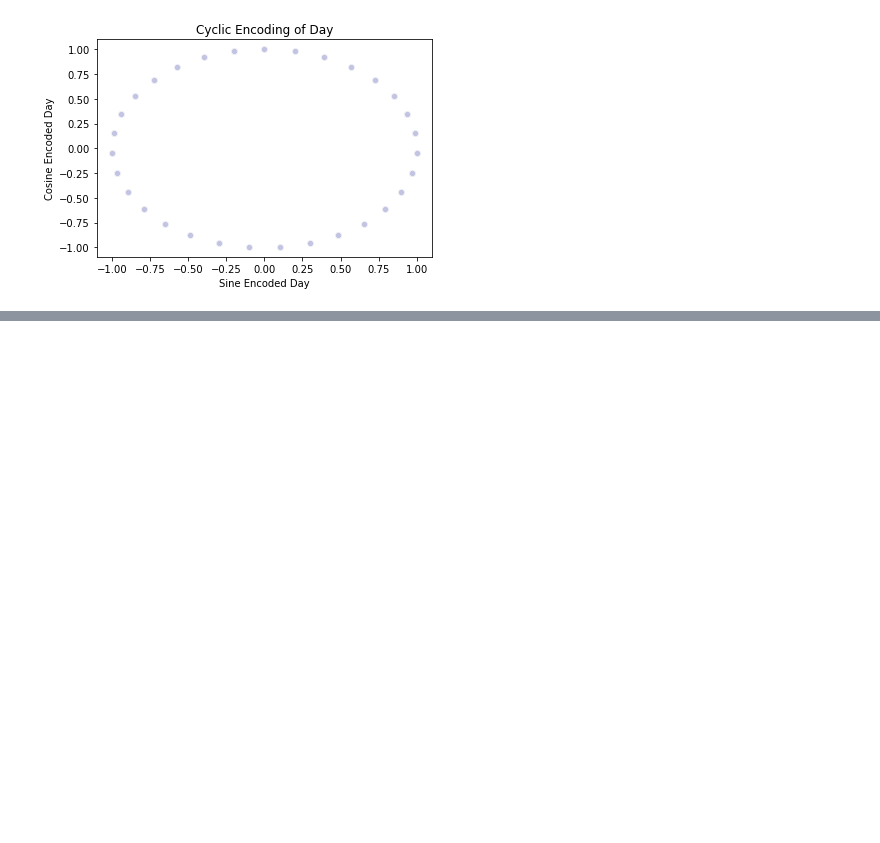
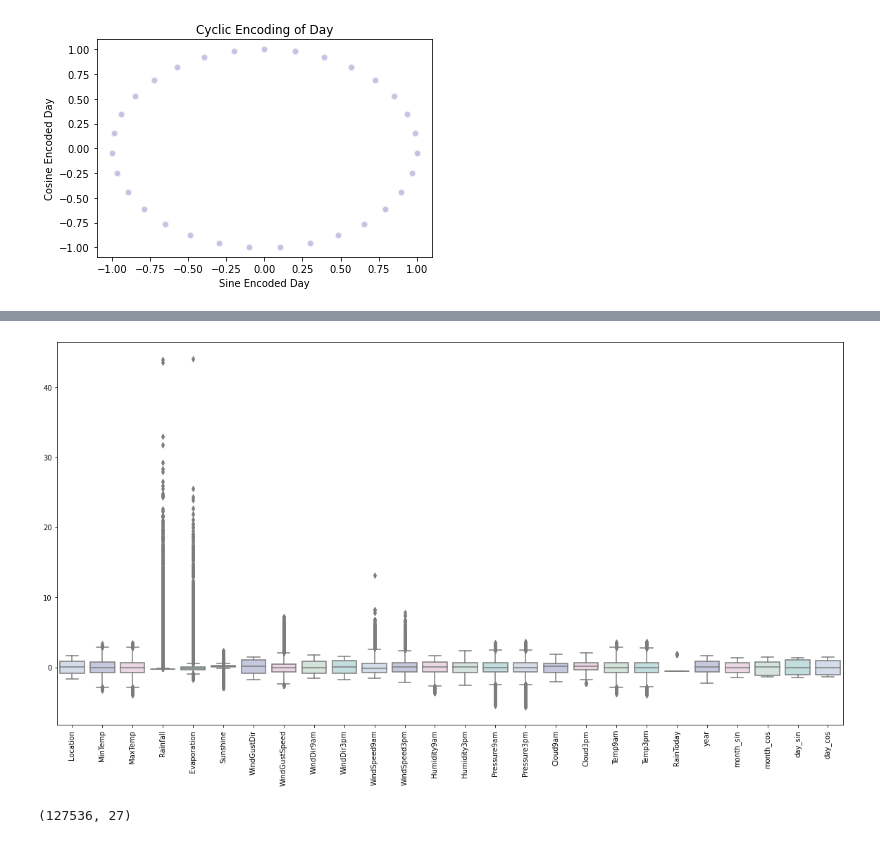
Before and after one commit to gks4478/TIL, a Jupyter notebook: Rain Prediction(ANN).ipynb, the cells around one changed output, grey strips where cells are left out. Drawn from its saved outputs; the diff is of its cells as text; code cells hidden in the pictures; blank space fills up the shorter version.

```diff
--- a/Rain Prediction(ANN).ipynb
+++ b/Rain Prediction(ANN).ipynb
@@ -132,0 +167,4 @@ Text(0.5, 0, 'Sine Encoded Day')
+# %%
+# 결측치 몇개 있는지 확인
+for i in num_cols:
+    print(i, df[i].isnull().sum())
@@ -132,0 +192,6 @@ Text(0.5, 0, 'Sine Encoded Day')
+# %%
+# 중간값으로 채우기
+for i in num_cols:
+    df[i].fillna(df[i].median(), inplace= True)
+
+df.info()
@@ -132,0 +226,8 @@ Text(0.5, 0, 'Sine Encoded Day')
+# %%
+# 1. 카테고리 데이터를 라벨 인코딩
+from sklearn.preprocessing import LabelEncoder
+label_encoder= LabelEncoder()
+for i in object_cols:
+    df[i]= label_encoder.fit_transform(df[i])
+
+df.info()
@@ -132,0 +252,15 @@ Text(0.5, 0, 'Sine Encoded Day')
+# %%
+# 2. 특성 스케일링
+# 스케일할 데이터 선정 및 설정
+from sklearn import preprocessing
+from sklearn.preprocessing import StandardScaler
+
+features= df.drop(['RainTomorrow', 'Date', 'day', 'day', 'month'], axis= 1) # target 데이터와 추가한 데이터는 특성에서 제외
+target= df['RainTomorrow']
+
+col_names= list(features.columns)
+s_scale= preprocessing.StandardScaler()
+features= s_scale.fit_transform(features)
+features= pd.DataFrame(features, columns= col_names)
+
+features.describe().T
@@ -132,0 +285,32 @@ Text(0.5, 0, 'Sine Encoded Day')
+# %%
+# 3. 이상치 확인
+colors= ['#D0DBEE', '#C2C4E2', '#EED4E5', '#D1E6DC', '#BDE2E2']
+plt.figure(figsize= (20, 10))
+sns.boxplot(data= features, palette= colors)
+plt.xticks(rotation= 90)
+plt.show()
+# %% [output]
+[figure, added]
+# %%
+features['RainTomorrow']= target
+
+features= features[(features['MinTemp']<2.3) & (features['MinTemp']>-2.3)]
+features= features[(features['MaxTemp']<2.3) & (features['MaxTemp']>-2)]
+features= features[(features['Rainfall']<4.5)]
+features= features[(features['Evaporation']<2.8)]
+features= features[(features['Sunshine']<2.1)]
+features= features[(features['WindGustSpeed']<4) & (features['WindGustSpeed']>-4)]
+features= features[(features['WindSpeed9am']<4)]
+features= features[(features['WindSpeed3pm']<2.5)]
+features= features[(features['Humidity9am']>-3)]
+features= features[(features['Humidity3pm']>-2.2)]
+features= features[(features['Pressure9am']<2) & (features['Pressure9am']>-2.7)]
+features= features[(features['Pressure3pm']<2) & (features['Pressure3pm']>-2.7)]
+features= features[(features['Cloud9am']<1.8)]
+features= features[(features['Cloud3pm']<2)]
+features= features[(features['Temp9am']<2.3) & (features['Temp9am']>-2)]
+features= features[(features['Temp3pm']<2.3) & (features['Temp3pm']>-2)]
+
+features.shape
+# %% [output]
+(127536, 27)
```
Also changed, not shown: parts of 16 cells of this notebook.
